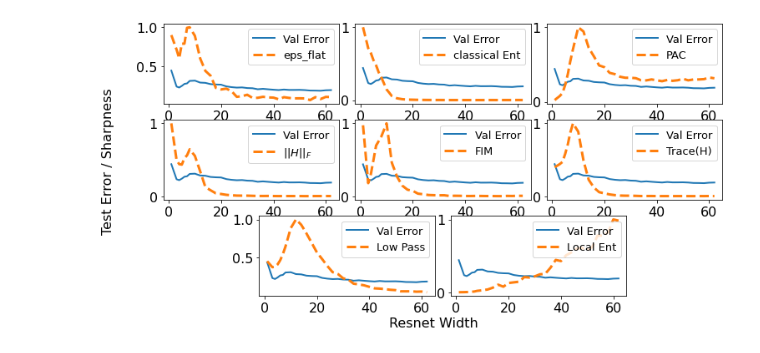
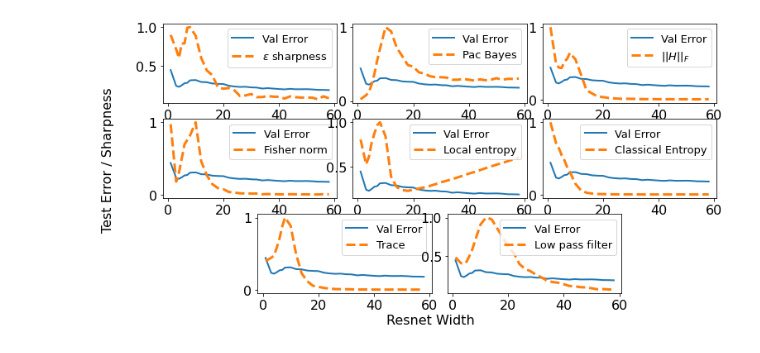
Before and after one commit to devansh20la/LPF-SGD, a Jupyter notebook: flatness/dd_analysis.ipynb, the cells around one changed output. Saved outputs shown, nothing was run; the diff lists cells and outputs as text; code cells hidden in the pictures.

```diff
--- a/flatness/dd_analysis.ipynb
+++ b/flatness/dd_analysis.ipynb
@@ -26,8 +26,10 @@ import numpy as np
 import scipy
 import copy
 # %%
-all_measures = ["eps_flat", "shannon_entropy", "pac_bayes", "fro_norm", "fim", "eig_trace", "low_pass", "local_entropy"]
-widths = sort([1, 3, 5, 7] + list(range(4, 64, 2)))
+all_measures = ["eps_flat", "pac_bayes", "fro_norm", "fim", "local_entropy_grad_norm", "shannon_entropy", "eig_trace", "low_pass"]
+labels = ["$\epsilon$ sharpness", "Pac Bayes", "$||H||_{F}$", "Fisher norm", "Local entropy", "Classical Entropy", "Trace", "Low pass filter"]
+
+widths = sort([1, 3, 5, 7] + list(range(4, 60, 2)))
 
 acc = []
 gen_gap = []
@@ -40,33 +42,35 @@ for j, w in enumerate(widths):
     acc.append(1 - mtr["val_acc"]/100)
     gen_gap.append(np.abs(mtr["train_acc"]/100 - mtr["val_acc"]/100))
     for i,meas in enumerate(all_measures, 0):
-        x[i,j] = np.abs(mtr[meas])
-
-x = x / x.max(1).reshape(-1, 1)
+        try:
+            x[i,j] = np.abs(mtr[meas])
+        except:
+            print(fol, meas)
+            continue
+# x = x - x.min(1).reshape(-1, 1)
+x = x/x.max(1).reshape(-1,1)
 # %%
-all_measures = ["eps_flat", "classical Ent", "PAC", "$||H||_{F}$", "FIM", "Trace(H)", "Low Pass", "Local Ent"]
-
 fig = plt.figure(figsize=(12, 6))
 ax1 = plt.subplot2grid(shape=(3,6), loc=(0,0), colspan=2)
 ax2 = plt.subplot2grid((3,6), (0,2), colspan=2, sharex=ax1)
 ax3 = plt.subplot2grid((3,6), (0,4), colspan=2, sharex=ax1)
 ax4 = plt.subplot2grid((3,6), (1,0), colspan=2, sharex=ax1)
 ax5 = plt.subplot2grid((3,6), (1,2), colspan=2, sharex=ax1)
 ax6 = plt.subplot2grid((3,6), (1,4), colspan=2, sharex=ax1)
 ax7 = plt.subplot2grid((3,6), (2,1), colspan=2, sharex=ax1)
 ax8 = plt.subplot2grid((3,6), (2,3), colspan=2, sharex=ax1)
 axs = [ax1, ax2, ax3, ax4, ax5, ax6, ax7, ax8]
 # ax.plot(widths, gen_gap, linewidth=2, marker='o')
 
 for i,meas in enumerate(all_measures,0):
     p = (int)(i / 3)
     q = i % 3
     axs[i].plot(widths, acc, label="Val Error", linewidth=2)
-    axs[i].plot(widths, x[i,:], label=f"{meas}",linewidth=3, linestyle="--")
+    axs[i].plot(widths, x[i,:], label=f"{labels[i]}",linewidth=3, linestyle="--")
     axs[i].legend(fontsize=13, loc=1)
 
 fig.text(0.5, 0.04, 'Resnet Width', ha='center')
 fig.text(0.04, 0.5, 'Test Error / Sharpness', va='center', rotation='vertical')
 fig.savefig("results/dd.png")
 # %% [output]
-[figure, old version]
+[figure, new version]
```
Also changed, not shown: 56 other files.
